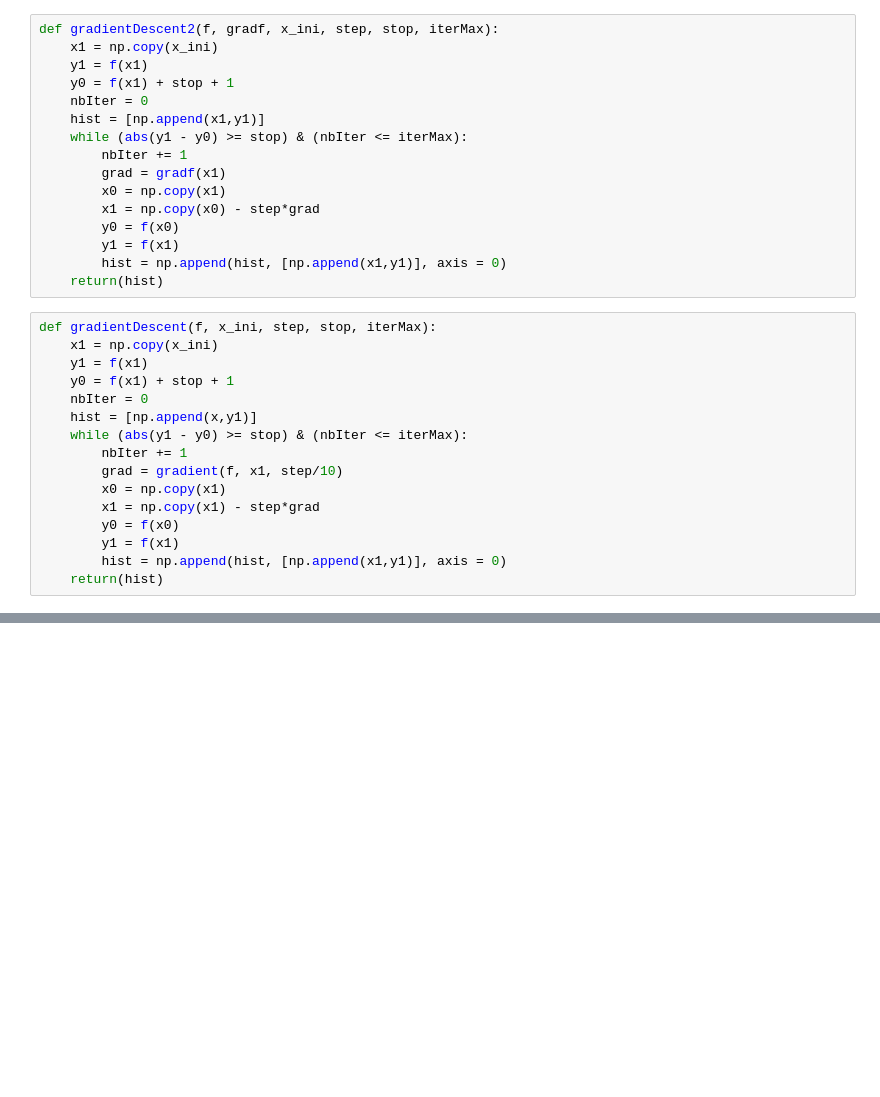
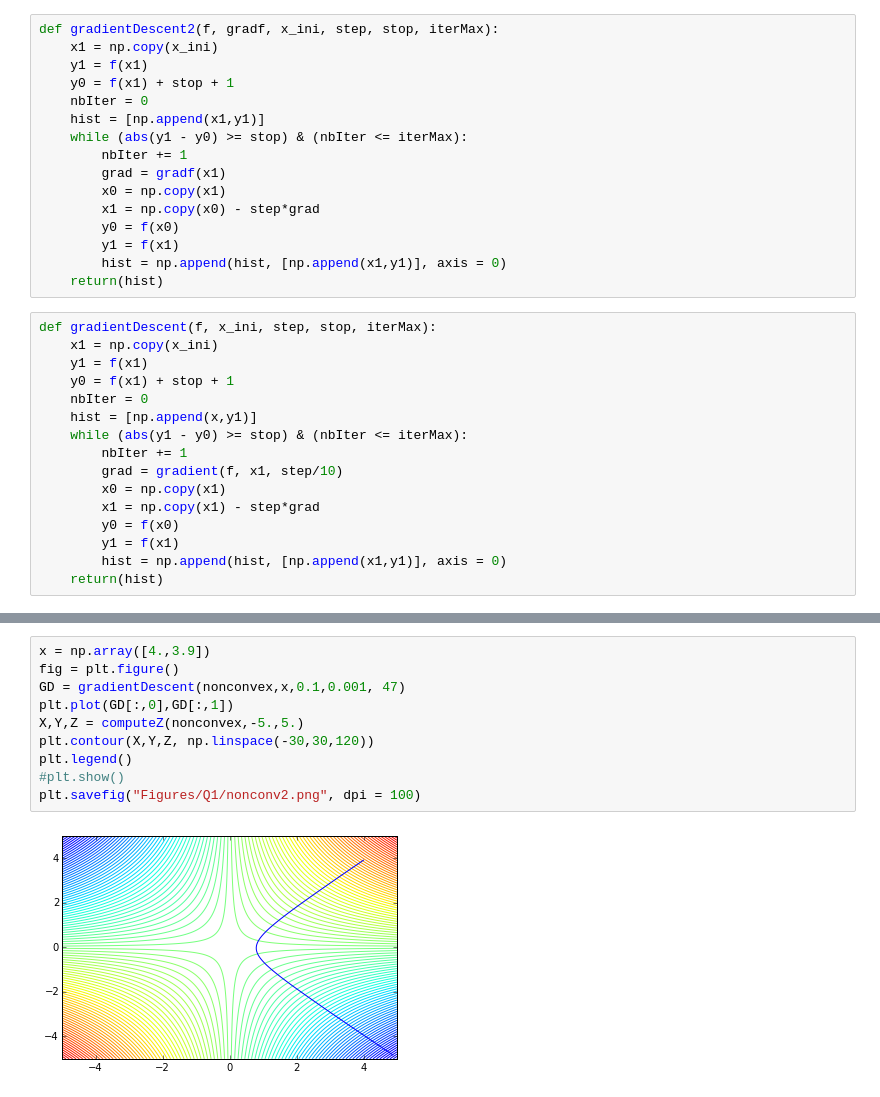
Before and after one commit to sebmart/6.867MachineLearning, a Jupyter notebook: Gradient Descent.ipynb, the cells around one changed output, grey strips where cells are left out. Drawn from its saved outputs; the diff is of its cells as text; blank space fills up the shorter version.

```diff
--- a/Gradient Descent.ipynb
+++ b/Gradient Descent.ipynb
@@ -123,0 +144,12 @@ plt.show()
+# %%
+x = np.array([4.,3.9])
+fig = plt.figure()
+GD = gradientDescent(nonconvex,x,0.1,0.001, 47)
+plt.plot(GD[:,0],GD[:,1])
+X,Y,Z = computeZ(nonconvex,-5.,5.)
+plt.contour(X,Y,Z, np.linspace(-30,30,120))
+plt.legend()
+#plt.show()
+plt.savefig("Figures/Q1/nonconv2.png", dpi = 100)
+# %% [output]
+[figure, added]
```
Also changed, not shown: parts of 8 cells of this notebook, 13 other files.
